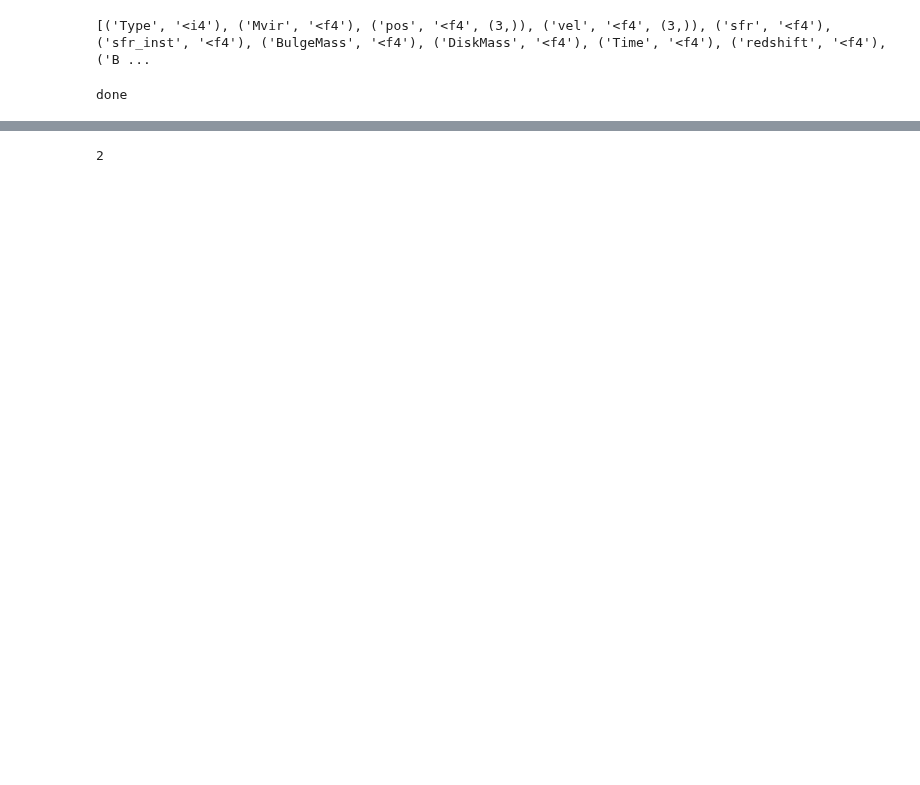
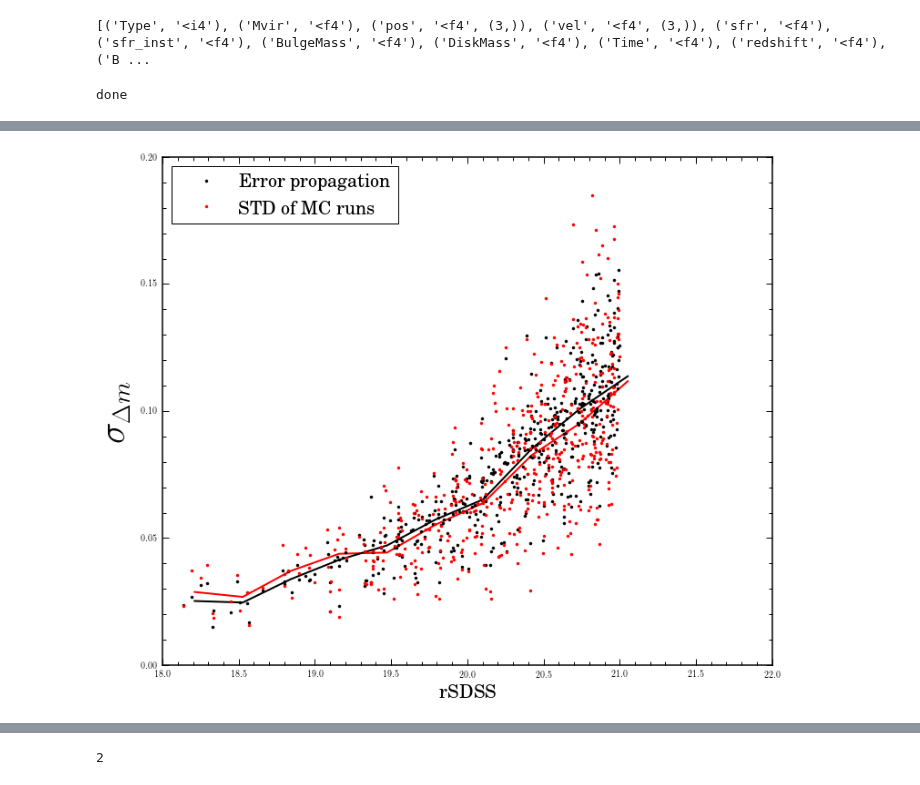
Before and after one commit to aaorsi/ELG_analysis, a Jupyter notebook: ELGs_from_mocks.ipynb, the cells around one changed output, grey strips where cells are left out. Drawn from its saved outputs; the diff is of its cells as text; code cells hidden in the pictures; blank space fills up the shorter version.

```diff
--- a/ELGs_from_mocks.ipynb
+++ b/ELGs_from_mocks.ipynb
@@ -437,8 +756,8 @@ err_dm_jplus = mtools.gen_3fm_err(jplus_clean['J0660'][:,0], jplus_clean['J0660'
 
 
 
-Nsamp = 30
-Niter = 10
+Nsamp = 500
+Niter = 20
 
 
 shuff_ind = np.random.permutation(range(len(jplus_clean['J0660'][:,0])))[0:Nsamp]
@@ -450,20 +769,15 @@ for i in range(Nsamp):
     _r     = jplus_clean['rSDSS'][idd,:]
     _i     = jplus_clean['iSDSS'][idd,:]
 
+    #err_j0660 = np.random.normal(0, _j0660[1],Niter)
+    #err_r     = np.random.normal(0, _r[1],Niter)
+    #err_i     = np.random.normal(0, _i[1],Niter)
+
     err_MC[i] = np.std([mtools.gen_3fm(_j0660[0]+ np.random.normal(0,_j0660[1]), _r[0] + np.random.normal(0,_r[1]),
                           _i[0] + np.random.normal(0,_i[1]),Broad_NoLineName='iSDSS') for j in range(Niter)])
 
 
-    if i%10 == 0:
+    if i%100 == 0:
         print '%.1f percent done' % (float(i)/Nsamp*100)
 
 print 'done!'
-plt.figure('Errors in delta-m')
-
-#plt.plot(jplus_clean['rSDSS'][shuff_ind,0], err_dm_jplus[shuff_ind],'.', color='black',label='Error propagation')
-plt.plot(jplus_clean['rSDSS'][shuff_ind,0], err_MC,'.', color='red',label='STD of MC runs')
-plt.legend(loc='upper left',fontsize=20)
-
-print err_dm_jplus[shuff_ind]
-print err_MC
-plt.show()
@@ -469,0 +804,41 @@ plt.show()
+# %%
+plt.figure('Errors in delta-m')
+
+
+nbins = 20
+r_arr = np.linspace(16,22,nbins)
+bsize = r_arr[1] - r_arr[0]
+med_errstd = np.zeros(nbins)
+med_errprop = np.zeros(nbins)
+
+for ii in range(nbins):
+    s_ = (jplus_clean['rSDSS'][shuff_ind,0] < r_arr[ii]+bsize/2.) & (jplus_clean['rSDSS'][shuff_ind,0] > r_arr[ii]-bsize/2.)
+
+    ns = len(np.where(s_)[0])
+
+    if ns > 3:
+        med_errstd[ii] = np.median(err_MC[s_])
+        med_errprop[ii] = np.median(err_dm_jplus[shuff_ind[s_]])
+
+
+nz1 = med_errstd> 0
+nz2 = med_errprop > 0
+
+plt.plot(r_arr[nz1], med_errstd[nz1], '-', color='red',linewidth=2)
+plt.plot(r_arr[nz2], med_errprop[nz2], '-', color='black',linewidth=2)
+
+plt.plot(jplus_clean['rSDSS'][shuff_ind,0], err_dm_jplus[shuff_ind],'.', color='black',label='Error propagation')
+plt.plot(jplus_clean['rSDSS'][shuff_ind,0], err_MC,'.', color='red',label='STD of MC runs')
+plt.legend(loc='upper left',fontsize=20)
+
+plt.xlabel('rSDSS',fontsize=20)
+plt.ylabel(r'$\sigma_{\Delta m}$',fontsize=40)
+plt.xlim([18,22])
+plt.ylim([0.,0.2])
+
+
+#print err_dm_jplus[shuff_ind]
+#print err_MC
+plt.show()
+# %% [output]
+[figure, added]
```
Also changed, not shown: parts of 18 cells of this notebook, 3 other files.
